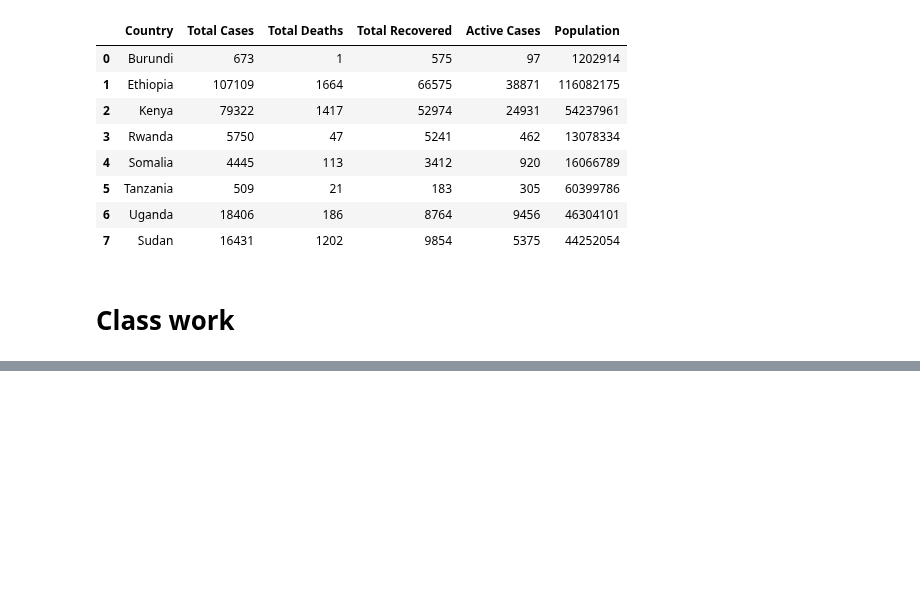
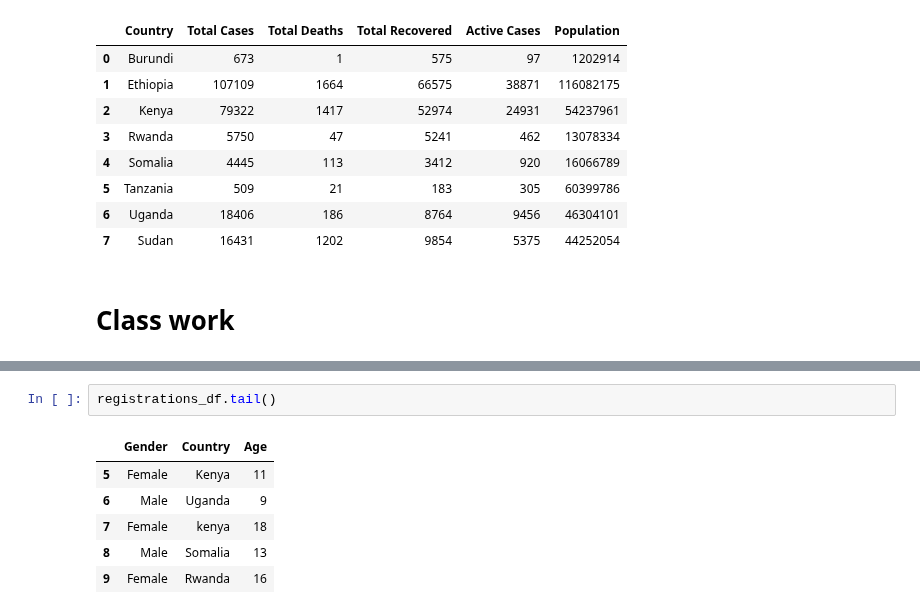
Before and after one commit to Muhammed1978/Amazon-Product-Review-Analysis, a Jupyter notebook: DataAnalysis_Pandas0.ipynb, the cells around one changed output, grey strips where cells are left out. Drawn from its saved outputs; the diff is of its cells as text; blank space fills up the shorter version.

```diff
--- a/DataAnalysis_Pandas0.ipynb
+++ b/DataAnalysis_Pandas0.ipynb
@@ -291,0 +315,9 @@ plt.gca().spines[['top', 'right']].set_visible(False)
+# %%
+registrations_df.tail()
+# %% [output]
+|  | Gender | Country | Age |
+| 5 | Female | Kenya | 11 |
+| 6 | Male | Uganda | 9 |
+| 7 | Female | kenya | 18 |
+| 8 | Male | Somalia | 13 |
+| 9 | Female | Rwanda | 16 |
```
Also changed, not shown: parts of 6 cells of this notebook.
